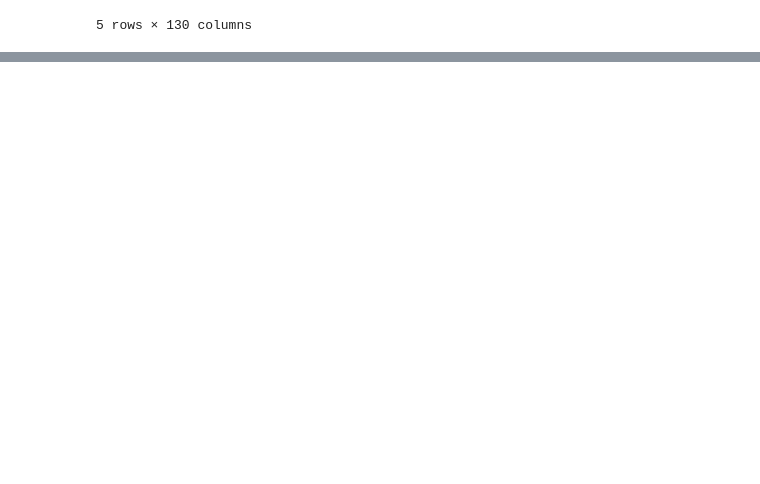
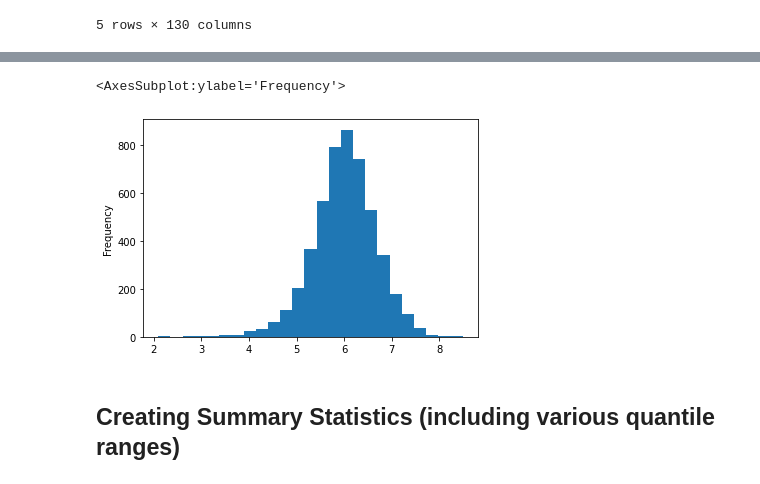
Before and after one commit to Rabia1995/Capstone-2-Credit-Card-Spend-Prediction, a Jupyter notebook: Data_Wrangling.ipynb, the cells around one changed output, grey strips where cells are left out. Saved outputs shown, nothing was run; the diff lists cells and outputs as text; code cells hidden in the pictures; blank space fills up the shorter version.

```diff
--- a/Data_Wrangling.ipynb
+++ b/Data_Wrangling.ipynb
@@ -21,0 +310,8 @@ df.head()
+# %%
+df_num_vars['total_spend_ln'] = np.log(df_num_vars['total_spend'])
+df_num_vars['total_spend_ln'].plot(kind='hist',bins=25)
+# %% [output]
+<AxesSubplot:ylabel='Frequency'>
+[figure, added]
+# %% [markdown]
+## Creating Summary Statistics (including various quantile ranges)
```
Also changed, not shown: parts of 50 cells of this notebook.
